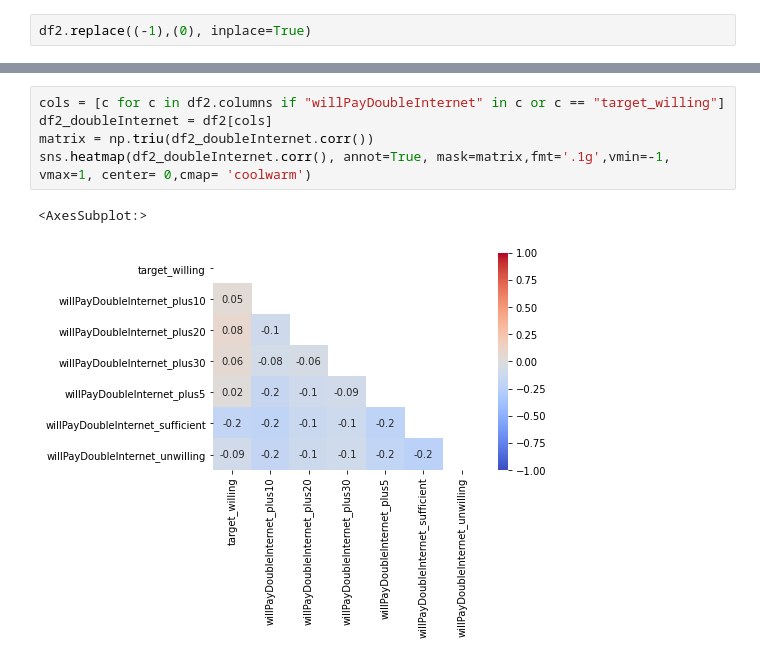
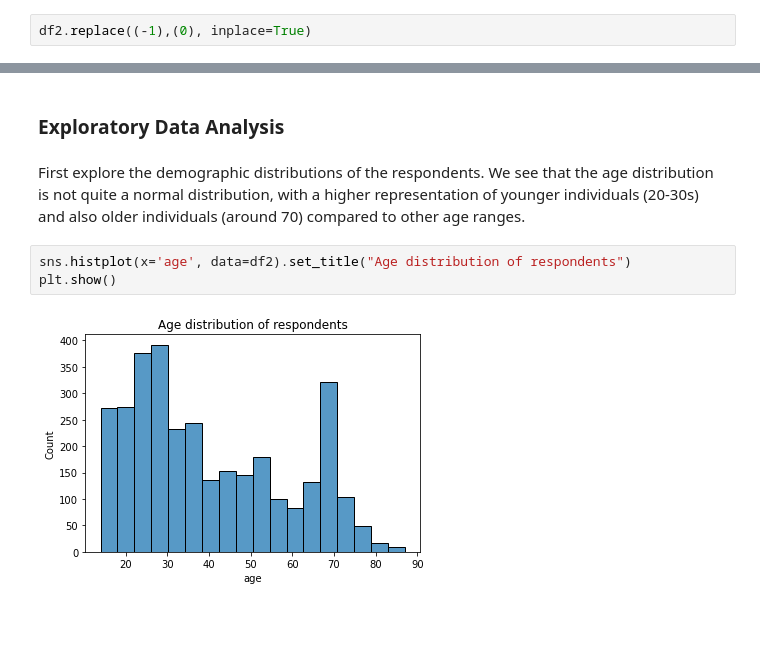
Before and after one commit to aud-z/DeloitteDigitalDemocracy, a Jupyter notebook: DSPM_v1.ipynb, the cells around one changed output, grey strips where cells are left out. Saved outputs shown, nothing was run; the diff lists cells and outputs as text; blank space fills up the shorter version.

Commit message:
additional plotting and PCA

```diff
--- a/DSPM_v1.ipynb
+++ b/DSPM_v1.ipynb
@@ -476,8 +412,9 @@ sns.heatmap(df2_subs.corr(), annot=True, mask=matrix,fmt='.1g',vmin=-1, vmax=1,
-# %%
-cols = [c for c in df2.columns if "willPayDoubleInternet" in c or c == "target_willing"]
-df2_doubleInternet = df2[cols]
-matrix = np.triu(df2_doubleInternet.corr())
-sns.heatmap(df2_doubleInternet.corr(), annot=True, mask=matrix,fmt='.1g',vmin=-1, vmax=1, center= 0,cmap= 'coolwarm')
-# %% [output]
-<AxesSubplot:>
-[figure, removed]
+# %% [markdown]
+### Exploratory Data Analysis
+# %% [markdown]
+First explore the demographic distributions of the respondents. We see that the age distribution is not quite a normal distribution, with a higher representation of younger individuals (20-30s) and also older individuals (around 70) compared to other age ranges.
+# %%
+sns.histplot(x='age', data=df2).set_title("Age distribution of respondents")
+plt.show()
+# %% [output]
+[figure, added]
```
Also changed, not shown: parts of 41 cells of this notebook.
